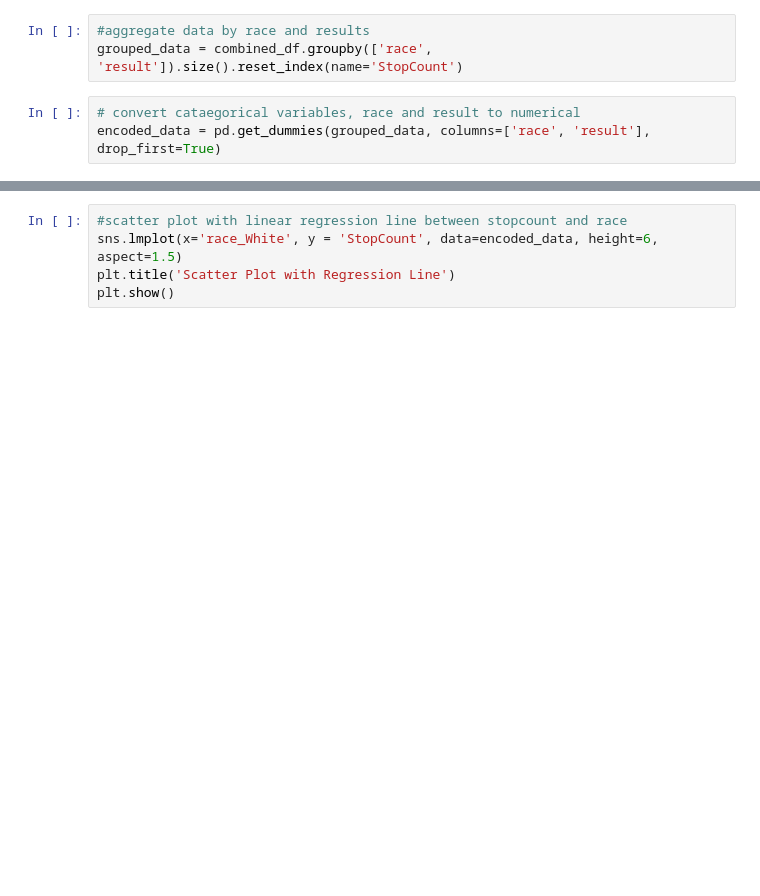
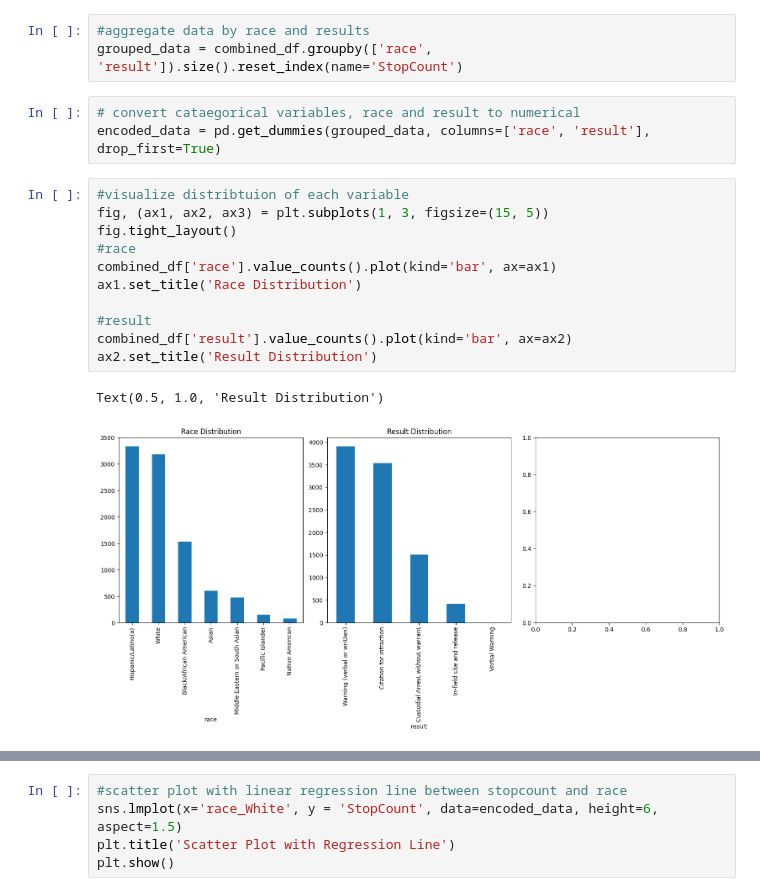
Before and after one commit to logicpro09/group5, a Jupyter notebook: Final_Project_Group5.ipynb, the cells around one changed output, grey strips where cells are left out. Saved outputs shown, nothing was run; the diff lists cells and outputs as text; blank space fills up the shorter version.

```diff
--- a/Final_Project_Group5.ipynb
+++ b/Final_Project_Group5.ipynb
@@ -98,6 +106,20 @@ grouped_data = combined_df.groupby(['race', 'result']).size().reset_index(name='
 # %%
 # convert cataegorical variables, race and result to numerical
 encoded_data = pd.get_dummies(grouped_data, columns=['race', 'result'], drop_first=True)
+# %%
+#visualize distribtuion of each variable
+fig, (ax1, ax2, ax3) = plt.subplots(1, 3, figsize=(15, 5))
+fig.tight_layout()
+#race
+combined_df['race'].value_counts().plot(kind='bar', ax=ax1)
+ax1.set_title('Race Distribution')
+
+#result
+combined_df['result'].value_counts().plot(kind='bar', ax=ax2)
+ax2.set_title('Result Distribution')
+# %% [output]
+Text(0.5, 1.0, 'Result Distribution')
+[figure, added]
 # %%
 #perform linear regression
 from sklearn.linear_model import LinearRegression
```
Also changed, not shown: parts of 6 cells of this notebook.
